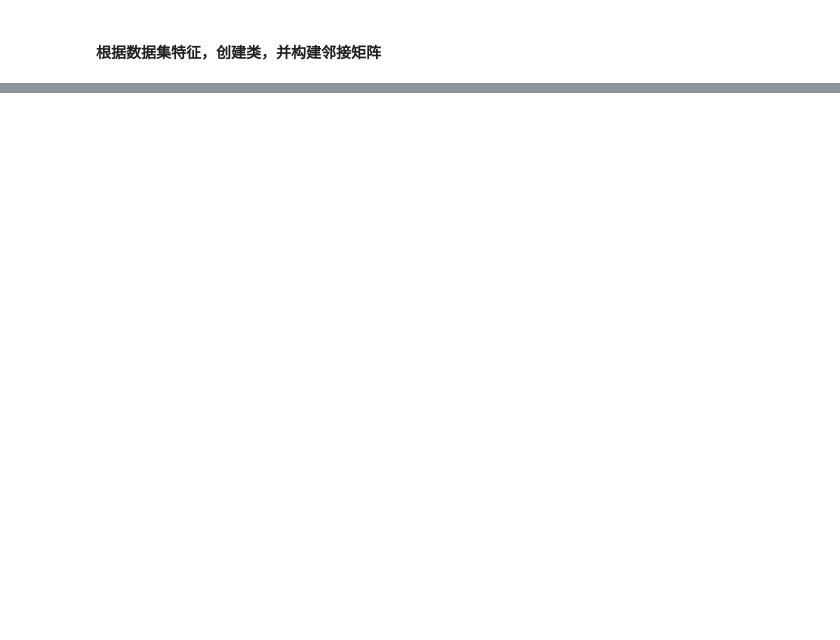
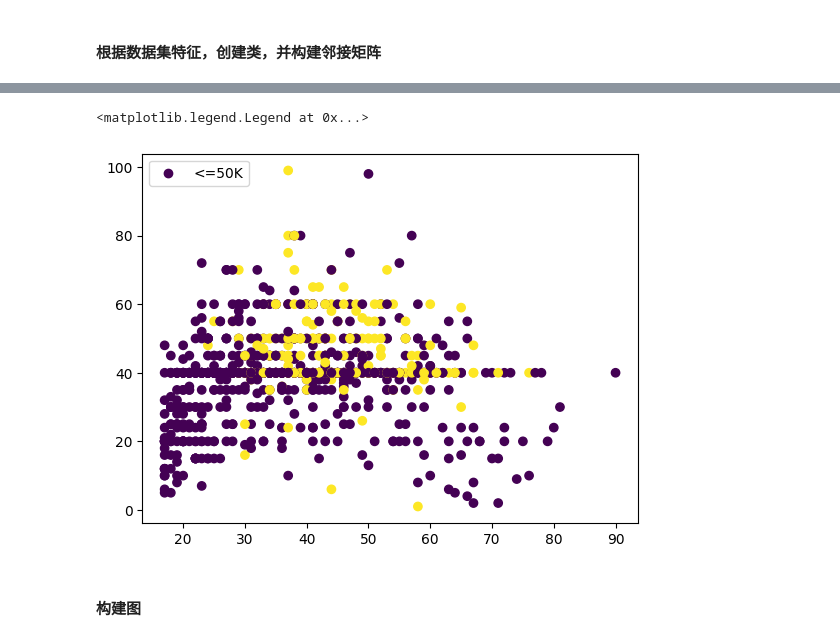
Before and after one commit to Sweet196/Network-Embedding-Algorithm, a Jupyter notebook: notebook/Adult.ipynb, the cells around one changed output, grey strips where cells are left out. Drawn from its saved outputs; the diff is of its cells as text; code cells hidden in the pictures; blank space fills up the shorter version.

```diff
--- a/notebook/Adult.ipynb
+++ b/notebook/Adult.ipynb
@@ -48,0 +57,4 @@ df_X.head(5)
+# %%
+# 取1000条数据
+df_X = df_X[:1000]
+df_X
@@ -48,0 +75,7 @@ df_X.head(5)
+# %%
+# 制定映射规则，全都转为数值型
+# 只取age, education-num, capital-gain, capital-loss, hours-per-week列
+input_X = df_X.iloc[:, [0, 4, 10, 11, 12]]
+# input_X转为ndarray
+input_X = input_X.values
+input_X
@@ -49,6 +90,10 @@ df_X.head(5)
 # %%
 y = adult.data.targets
 df_y = y['income'].str.strip().str.rstrip('.')
-print(df_y)
-df_y.drop_duplicates()
+# 制定df_y的映射规则
+map = {'<=50K': 0,
+       '>50K': 1}
+input_y = df_y.map(map).values
+input_y = input_y[:1000]
+input_y
 # %% [output]
@@ -88,0 +128,12 @@ Successfully installed networkx-3.2.1
+# %%
+%matplotlib inline
+from matplotlib import pyplot as plt
+# age, education-num, capital-gain, capital-loss, hours-per-week
+plt.scatter(input_X[:, 0], input_X[:, 4], c=input_y)
+# 图例
+plt.legend(['<=50K', '>50K'], loc='upper left')
+# %% [output]
+<matplotlib.legend.Legend at 0x...>
+[figure, added]
+# %% [markdown]
+#### 构建图
```
Also changed, not shown: parts of 11 cells of this notebook, 2 other files.
